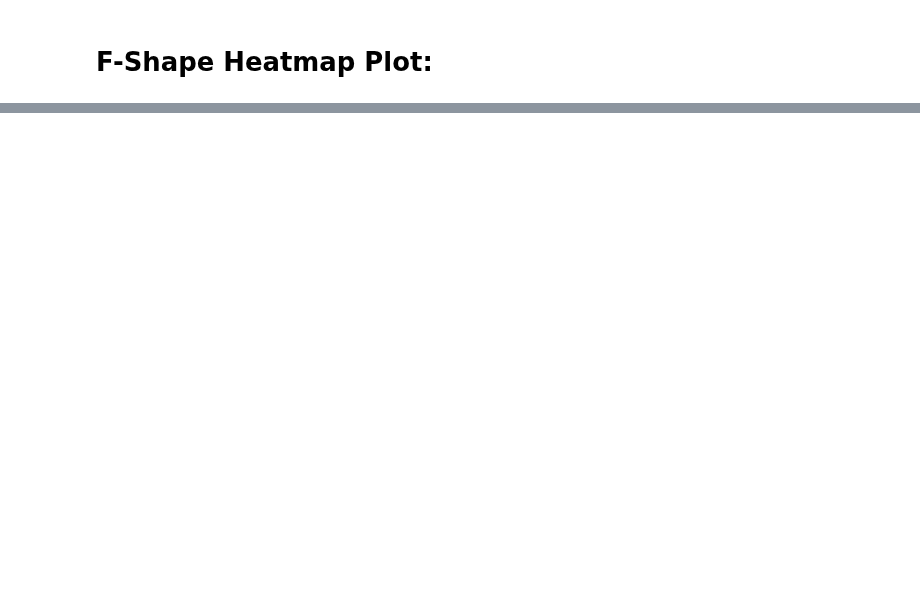
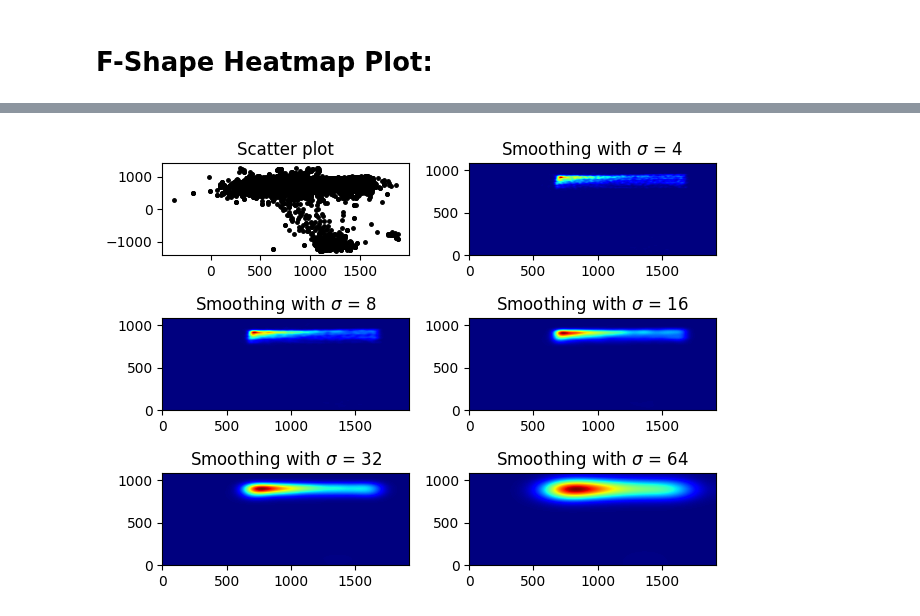
Before and after one commit to slayervictor/Fagpakkeprojekt-Eyes-Modelling, a Jupyter notebook: eye_tracking_expiriment/plots.ipynb, the cells around one changed output, grey strips where cells are left out. Drawn from its saved outputs; the diff is of its cells as text; code cells hidden in the pictures; blank space fills up the shorter version.

```diff
--- a/eye_tracking_expiriment/plots.ipynb
+++ b/eye_tracking_expiriment/plots.ipynb
@@ -23,0 +44,31 @@ SyntaxError: (unicode error) 'unicodeescape' codec can't decode bytes in positio
+# %%
+
+def myplot(x, y, s, bins=1000):
+    heatmap, xedges, yedges = np.histogram2d(x, y, bins=bins)
+    heatmap = gaussian_filter(heatmap, sigma=s)
+    extent = [0, 1920, 0, 1080]  # Define the extent
+    return heatmap.T, extent
+
+fig, axs = plt.subplots(3, 2)
+
+# Generate some test data (assuming gaze is a DataFrame containing x and y coordinates)
+x = gaze['left_gaze_point_on_display_area_x'] * 1920
+y = gaze['left_gaze_point_on_display_area_y'] * -1080 + 1080
+
+sigmas = [0, 4, 8, 16, 32, 64]
+
+for ax, s in zip(axs.flatten(), sigmas):
+    if s == 0:
+        ax.plot(x, y, 'k.', markersize=5)
+        ax.set_title("Scatter plot")
+    else:
+        img, extent = myplot(x, y, s)
+        ax.imshow(img, extent=extent, origin='lower', cmap=cm.jet, aspect='auto')
+        ax.set_title("Smoothing with $\sigma$ = %d" % s)
+        ax.set_xlim(0, 1920)  # Set x-axis limits
+        ax.set_ylim(0, 1080)  # Set y-axis limits
+
+plt.tight_layout()
+plt.show()
+# %% [output]
+[figure, added]
```
Also changed, not shown: parts of 5 cells of this notebook.
